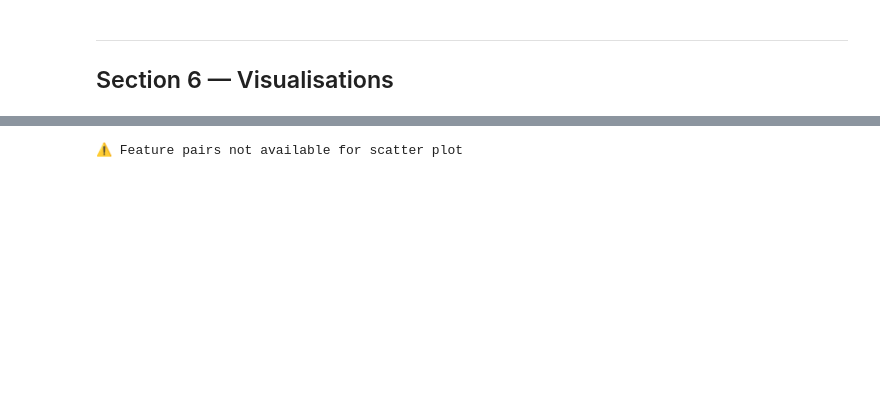
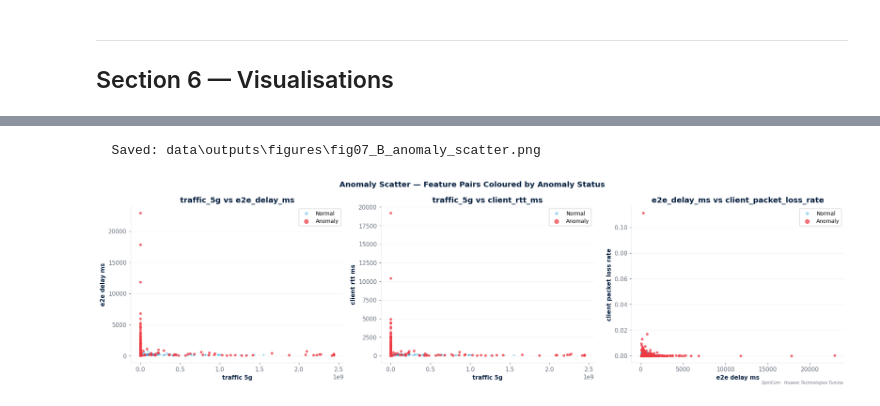
Before and after one commit to Ouerghi23/SpiriCom, a Jupyter notebook: 07_Anomaly_Detection.ipynb, the cells around one changed output, grey strips where cells are left out. Saved outputs shown, nothing was run; the diff lists cells and outputs as text; code cells hidden in the pictures; blank space fills up the shorter version.

```diff
--- a/07_Anomaly_Detection.ipynb
+++ b/07_Anomaly_Detection.ipynb
@@ -943,39 +1153,51 @@ if kpi is not None and 'combined_score' in kpi.columns:
 # %%
-# ── 6.2  Scatter: two key features coloured by anomaly status ─────────
+# ── 6.2 Scatter: two key features coloured by anomaly status ─────────
 if kpi is not None:
+    # FIX: Use features that actually exist in v6 dataset
     feat_pairs = [
-        ('ratio_5g',     'avg_latency_ms'),
-        ('ratio_5g',     'avg_packet_loss'),
-        ('traffic_5g',   'avg_latency_ms'),
+        ('traffic_5g', 'e2e_delay_ms'),
+        ('traffic_5g', 'client_rtt_ms'),
+        ('e2e_delay_ms', 'client_packet_loss_rate'),
+        ('client_rtt_ms', 'server_rtt_ms'),
+        ('page_response_delay', 'page_download_throughput'),
     ]
+
     available_pairs = [(a, b) for a, b in feat_pairs
                        if a in kpi.columns and b in kpi.columns]
 
     if available_pairs:
         n_plots = min(len(available_pairs), 3)
         fig, axes = plt.subplots(1, n_plots, figsize=(6*n_plots, 5))
-        if n_plots == 1: axes = [axes]
+        if n_plots == 1:
+            axes = [axes]
+
         fig.suptitle('Anomaly Scatter — Feature Pairs Coloured by Anomaly Status',
                      fontsize=13, fontweight='bold', color=HW['navy'])
 
         for ax, (fa, fb) in zip(axes, available_pairs[:n_plots]):
-            normal  = kpi[kpi['anomaly_flag']==0]
+            normal = kpi[kpi['anomaly_flag']==0]
             anomaly = kpi[kpi['anomaly_flag']==1]
-            ax.scatter(normal[fa],  normal[fb],  c=HW['blue'], alpha=0.3, s=5,  label='Normal')
-            ax.scatter(anomaly[fa], anomaly[fb], c=HW['red'],  alpha=0.7, s=12, label='Anomaly', zorder=3)
+
+            ax.scatter(normal[fa], normal[fb], c=HW['blue'],
+                      alpha=0.3, s=5, label='Normal')
+            ax.scatter(anomaly[fa], anomaly[fb], c=HW['red'],
+                      alpha=0.7, s=12, label='Anomaly', zorder=3)
+
             ax.set_xlabel(fa.replace('_',' '))
             ax.set_ylabel(fb.replace('_',' '))
             ax.set_title(f'{fa} vs {fb}')
             ax.legend(markerscale=2, fontsize=9)
 
         watermark(fig)
         plt.tight_layout()
         save_fig('fig07_B_anomaly_scatter')
         plt.show()
     else:
-        print('⚠ Feature pairs not available for scatter plot')
+        print('⚠ No feature pairs available for scatter plot')
+        print(f'   Available numeric columns: {kpi.select_dtypes(include=[np.number]).columns.tolist()[:10]}...')
 # %% [output]
-⚠ Feature pairs not available for scatter plot
+  Saved: data\outputs\figures\fig07_B_anomaly_scatter.png
+[figure, added]
 # %%
 # ── 6.3  Complaint spike timeline ─────────────────────────────────────
 if daily is not None and len(daily) > 0:
```
Also changed, not shown: parts of 14 cells of this notebook, 54 other files.
